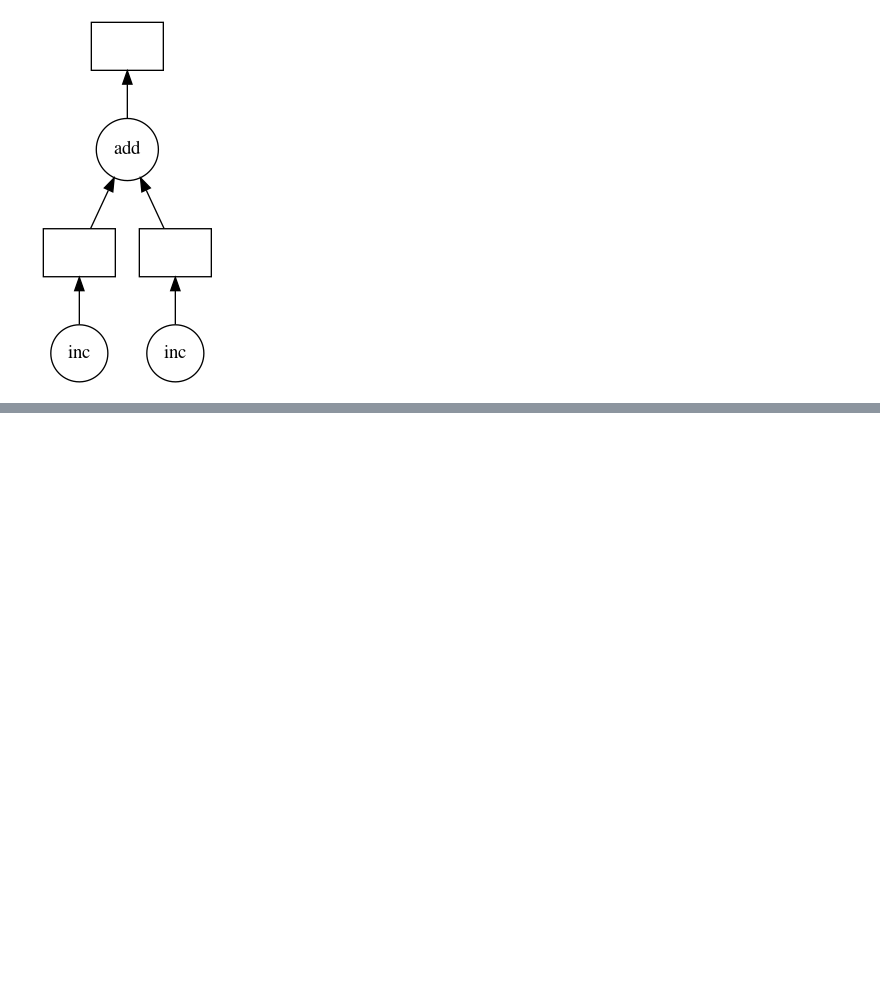
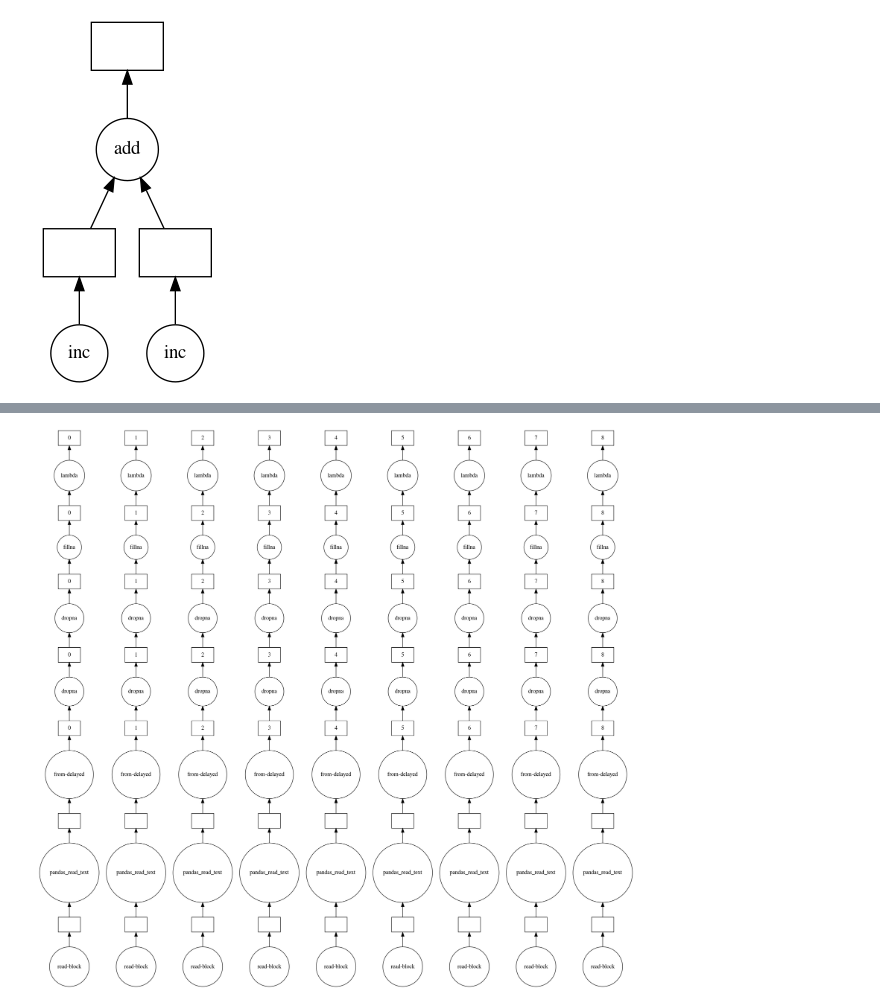
Before and after one commit to nishanthrs/CovidSearch_Backend, a Jupyter notebook: research/Figuring_Out_Dask.ipynb, the cells around one changed output, grey strips where cells are left out. Saved outputs shown, nothing was run; the diff lists cells and outputs as text; code cells hidden in the pictures; blank space fills up the shorter version.

```diff
--- a/research/Figuring_Out_Dask.ipynb
+++ b/research/Figuring_Out_Dask.ipynb
@@ -149,0 +155,31 @@ Dask Name: fillna, 45 tasks
+# %%
+def retrieve_paper_body_text(pdf_json_files: str) -> str:
+    if pdf_json_files and type(pdf_json_files) is str:
+        for json_path in pdf_json_files.split("; "):
+            paper_body_text = []
+
+            try:
+                with open(json_path) as paper_json:
+                    full_text_dict = json.load(paper_json)
+
+                    for paragraph_dict in full_text_dict["body_text"]:
+                        paragraph_text = paragraph_dict["text"]
+                        section_name = paragraph_dict["section"]
+                        if section_name.lower() != "abstract":
+                            paper_body_text.append(paragraph_text)
+
+                if paper_body_text:  # Stop searching through pdf_json_files
+                    return "\n".join(paper_body_text)
+            except FileNotFoundError as e:
+                print(f"Failed on {json_path} with exception: {str(e)}")
+
+    return ""
+
+def retrieve_paper_body_text_for_series(pdf_json_files_series: pd.Series) -> pd.Series:
+    return pdf_json_files_series.apply(lambda pdf_json_files: retrieve_paper_body_text(pdf_json_files))
+# %%
+%%time
+
+metadata_dd = metadata_dd.map_partitions(
+    lambda df: df.assign(body=retrieve_paper_body_text_for_series(df.pdf_json_files))
+)
@@ -149,0 +191,4 @@ Dask Name: fillna, 45 tasks
+# %%
+metadata_dd.visualize()
+# %% [output]
+[figure, added]
```
Also changed, not shown: parts of 7 cells of this notebook.
